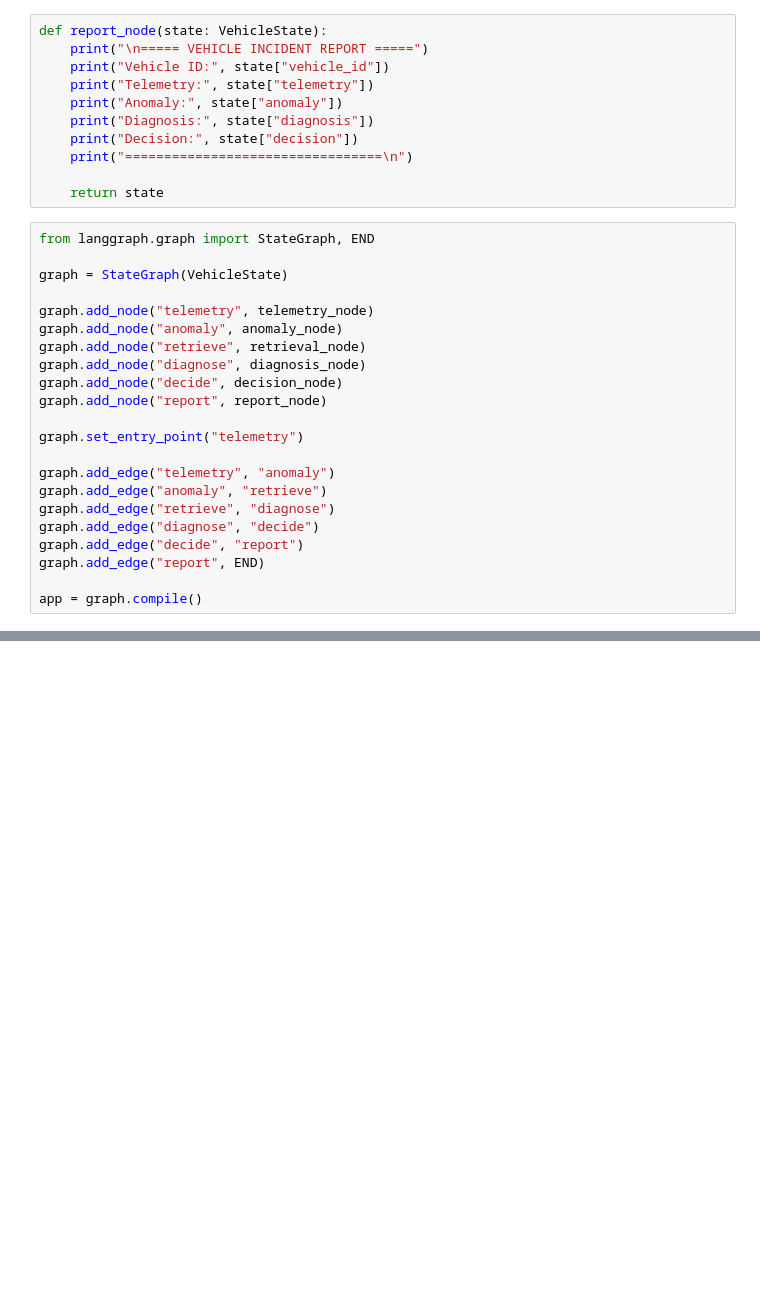
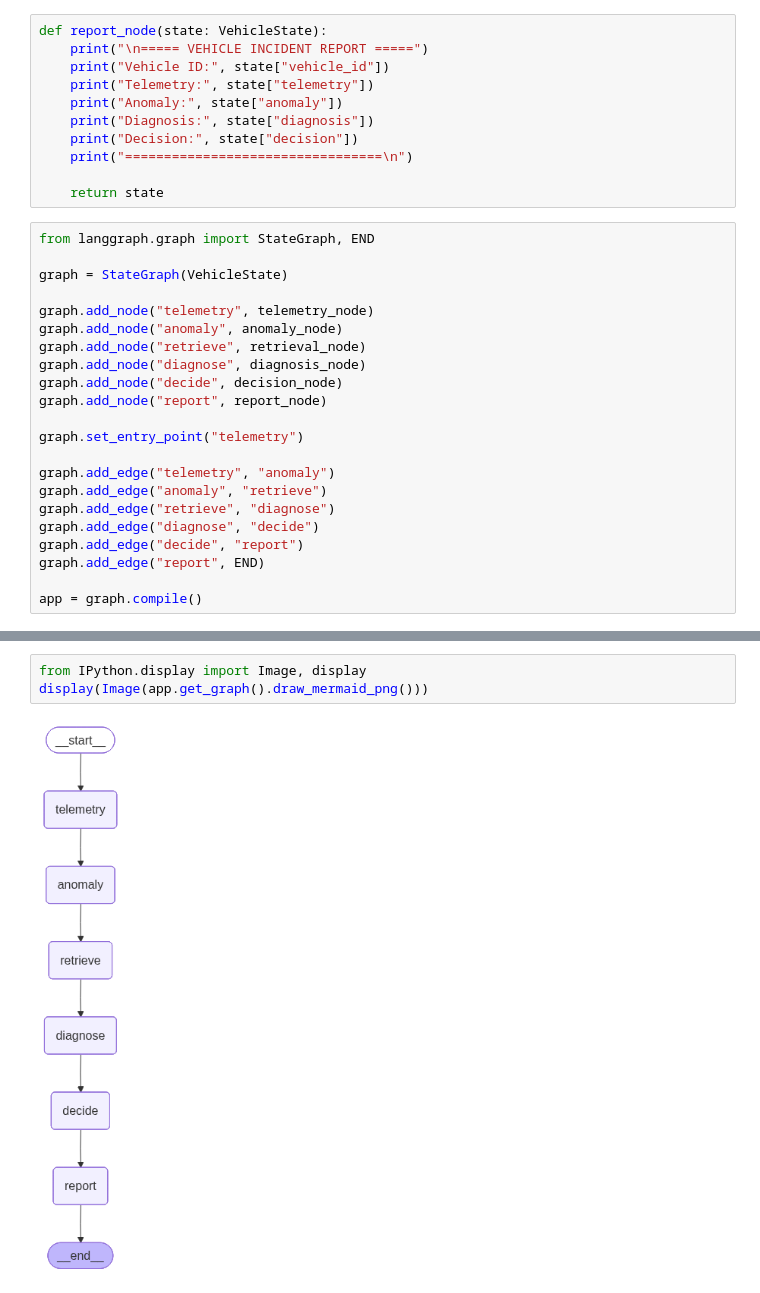
Before and after one commit to enuguru/GenAI, a Jupyter notebook: working_programs/Langgraph_based_Automotive_Telemetry_System.ipynb, the cells around one changed output, grey strips where cells are left out. Cells and saved outputs as stored; diff of their text form; blank space fills up the shorter version.

```diff
--- a/working_programs/Langgraph_based_Automotive_Telemetry_System.ipynb
+++ b/working_programs/Langgraph_based_Automotive_Telemetry_System.ipynb
@@ -219,0 +226,5 @@ Decision: Stop the vehicle immediately and safely in a secure location to preven
+# %%
+from IPython.display import Image, display
+display(Image(app.get_graph().draw_mermaid_png()))
+# %% [output]
+[figure, added]
```
Also changed, not shown: parts of 1 cell of this notebook.
